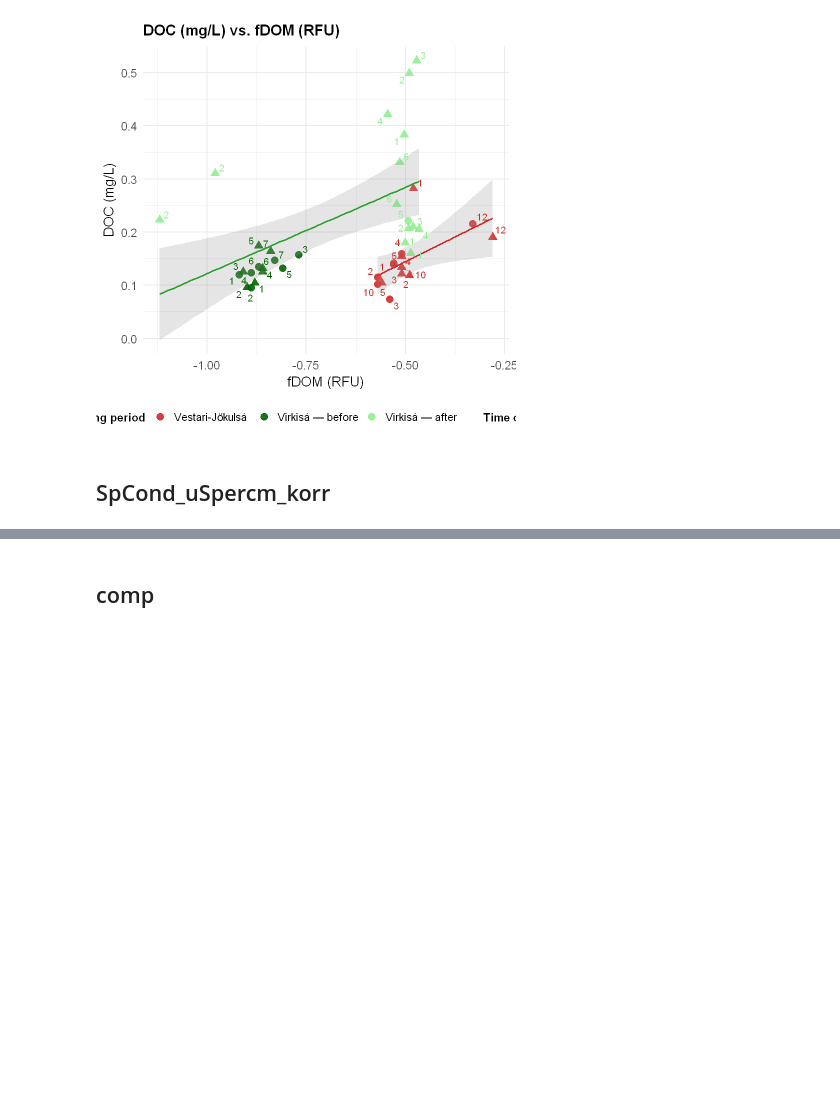
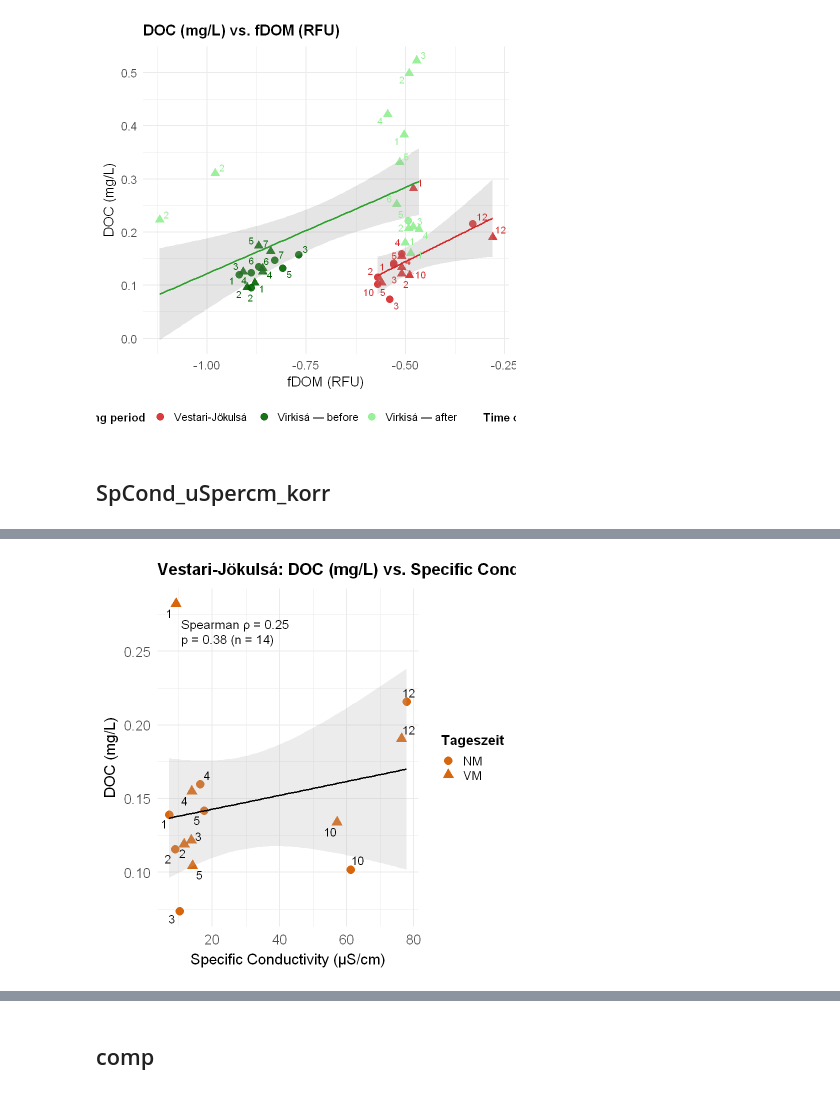
Before and after one commit to kokkaso/MA_supplementary_Data, a Jupyter notebook: notebooks/Statistic/heatmap/FINAL_heatmap_final.ipynb, the cells around one changed output, grey strips where cells are left out. Drawn from its saved outputs; the diff is of its cells as text; code cells hidden in the pictures; blank space fills up the shorter version.

```diff
--- a/notebooks/Statistic/heatmap/FINAL_heatmap_final.ipynb
+++ b/notebooks/Statistic/heatmap/FINAL_heatmap_final.ipynb
@@ -2344,0 +2345,84 @@ Warning message in grid.Call.graphics(C_text, as.graphicsAnnot(x$label), x$x, x$
+# %%
+# 📦 Packages
+suppressPackageStartupMessages({
+  library(readxl); library(dplyr); library(ggplot2); library(ggrepel)
+})
+
+# ==== Pfade ====
+win_path <- "C:/Users/sophia/Dropbox/MASTER/Master_Data_Table/FINAL/Sophia_Data_original.xls"
+data_path <- if (file.exists(win_path)) win_path else "/mnt/data/Sophia_Data_original.xls"
+out_dir   <- "C:/Users/sophia/Dropbox/MASTER/Master_Data_Table/FINAL/Scatterplots/"
+if (!dir.exists(out_dir)) dir.create(out_dir, recursive = TRUE)
+
+# ==== Daten laden & filtern (nur Vestari-Jökulsá) ====
+dat <- readxl::read_excel(data_path) %>%
+  select(river_name, average_DOC_sample, BDOC_pct, SpCond,
+         day_time, site_nr, group_nr) %>%
+  mutate(
+    river_name = ifelse(grepl("Vestari", river_name, ignore.case = TRUE),
+                        "Vestari_Joekulsa", river_name),
+    DOC    = suppressWarnings(as.numeric(average_DOC_sample)),
+    BDOC   = suppressWarnings(as.numeric(BDOC_pct)),
+    SpCond = suppressWarnings(as.numeric(SpCond))
+  ) %>%
+  filter(river_name == "Vestari_Joekulsa",
+         is.finite(DOC), is.finite(BDOC), is.finite(SpCond))
+
+stopifnot(nrow(dat) > 1)
+
+# ==== Styling ====
+shape_map <- c("VM" = 17, "NM" = 16)  # ▲ vs ●
+vestari_red <- "#D55E00"
+
+plot_one <- function(df, yvar, ylab, file_stub){
+  # Spearman (gesamt)
+  y   <- df[[yvar]]
+  rho <- suppressWarnings(cor(y, df$SpCond, method = "spearman", use = "complete.obs"))
+  p   <- suppressWarnings(cor.test(y, df$SpCond, method = "spearman", exact = FALSE)$p.value)
+  p_lab <- if (is.na(p)) "p = NA" else if (p < 0.001) "p < 0.001" else if (p < 0.01) "p < 0.01" else if (p < 0.05) "p < 0.05" else paste0("p = ", signif(p, 2))
+  lab_txt <- paste0("Spearman \u03C1 = ", sprintf("%.2f", rho), "\n", p_lab,
+                    " (n = ", sum(complete.cases(y, df$SpCond)), ")")
+
+  xr <- range(df$SpCond, na.rm = TRUE); yr <- range(y, na.rm = TRUE)
+
+  p <- ggplot(df, aes(x = SpCond, y = .data[[yvar]])) +
+    geom_point(aes(shape = day_time), size = 4.5, alpha = 0.95, colour = vestari_red) +
+    geom_smooth(aes(group = 1), method = "lm", se = TRUE, linewidth = 1.1,
+                color = "black", fill = "grey70", alpha = 0.25) +
+    ggrepel::geom_text_repel(aes(label = site_nr),
+                             size = 5.0, max.overlaps = 100,
+                             box.padding = 0.3, point.padding = 0.25,
+                             segment.size = 0.3, segment.alpha = 0.6, color = "black") +
+    scale_shape_manual(values = shape_map, name = "Tageszeit") +
+    labs(
+      title = paste0("Vestari-Jökulsá: ", ylab, " vs. Specific Conductivity"),
+      x = "Specific Conductivity (µS/cm)",
+      y = ylab
+    ) +
+    theme_minimal(base_size = 18) +
+    theme(
+      plot.title   = element_text(face = "bold", margin = margin(b = 12), size = 20),
+      axis.title.x = element_text(size = 18, margin = margin(t = 8)),
+      axis.title.y = element_text(size = 18, margin = margin(r = 8)),
+      axis.text    = element_text(size = 16),
+      legend.position = "right",
+      legend.title = element_text(face = "bold", size = 16),
+      legend.text  = element_text(size = 15)
+    ) +
+    annotate("text",
+             x = xr[1] + 0.05*diff(xr),
+             y = yr[2] - 0.05*diff(yr),
+             hjust = 0, vjust = 1, lineheight = 1.0, size = 5.2,
+             label = lab_txt, color = "black")
+
+  print(p)
+
+  # Speichern: A4 quer
+  ggsave(file.path(out_dir, paste0(file_stub, "_A4_landscape.png")),
+         plot = p, width = 29.7, height = 21.0, units = "cm", dpi = 300)
+}
+
+# ==== Plots getrennt erzeugen ====
+plot_one(dat, "DOC",  "DOC (mg/L)", "Scatter_Vestari_DOC_vs_SpCond")
+plot_one(dat, "BDOC", "BDOC (%)",   "Scatter_Vestari_BDOC_vs_SpCond")
+# %% [output]
@@ -2344,0 +2441 @@ Warning message in grid.Call.graphics(C_text, as.graphicsAnnot(x$label), x$x, x$
+[figure, added]
```
Also changed, not shown: parts of 4 cells of this notebook.
